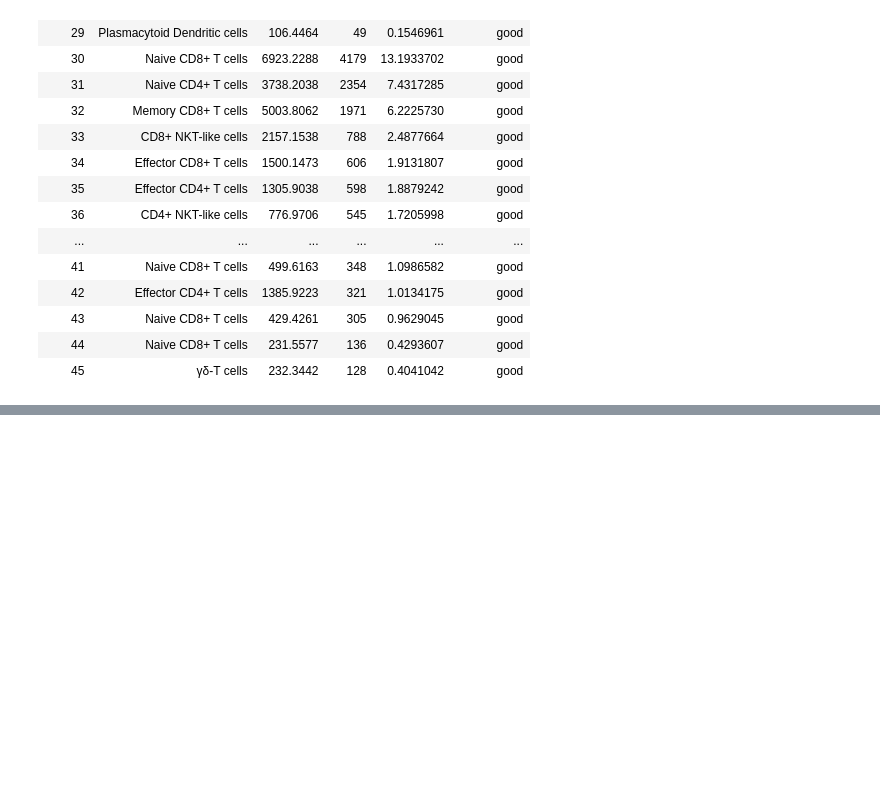
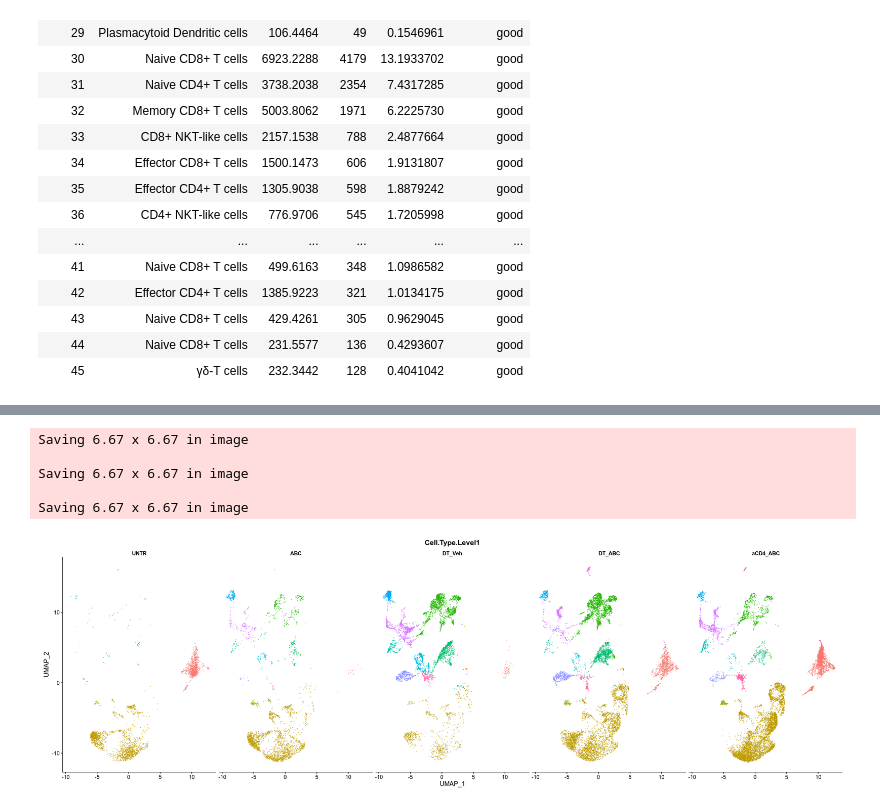
Before and after one commit to hmbaghdassarian/norcross_abc, a Jupyter notebook: notebooks/01_process_data/01Bii_CellType_Annotation_round2.ipynb, the cells around one changed output, grey strips where cells are left out. Cells and saved outputs as stored; diff of their text form; code cells hidden in the pictures; blank space fills up the shorter version.

```diff
--- a/notebooks/01_process_data/01Bii_CellType_Annotation_round2.ipynb
+++ b/notebooks/01_process_data/01Bii_CellType_Annotation_round2.ipynb
@@ -424,0 +553,18 @@ write.csv(sctype_scores[(sctype_scores$cluster %in% subclusters),],
+# %%
+h_ = 8
+w_ = 25
+options(repr.plot.height=h_, repr.plot.width=w_)
+
+g2 <- DimPlot(abc.integrated, reduction = "umap", group.by = "Cell.Type.Level1", split.by = 'orig.ident',
+              shuffle = T, label = F) + NoLegend()
+
+for (ext in c('.svg', '.png', '.pdf')){ggsave(paste0(data_path, 'figures/processing/',
+                                                     'UMAP_celltype_contexts_level1_final', ext), g2)}
+g2
+# %% [output]
+Saving 6.67 x 6.67 in image
+
+Saving 6.67 x 6.67 in image
+
+Saving 6.67 x 6.67 in image
+[figure, added]
```
Also changed, not shown: parts of 33 cells of this notebook, 3 other files.
